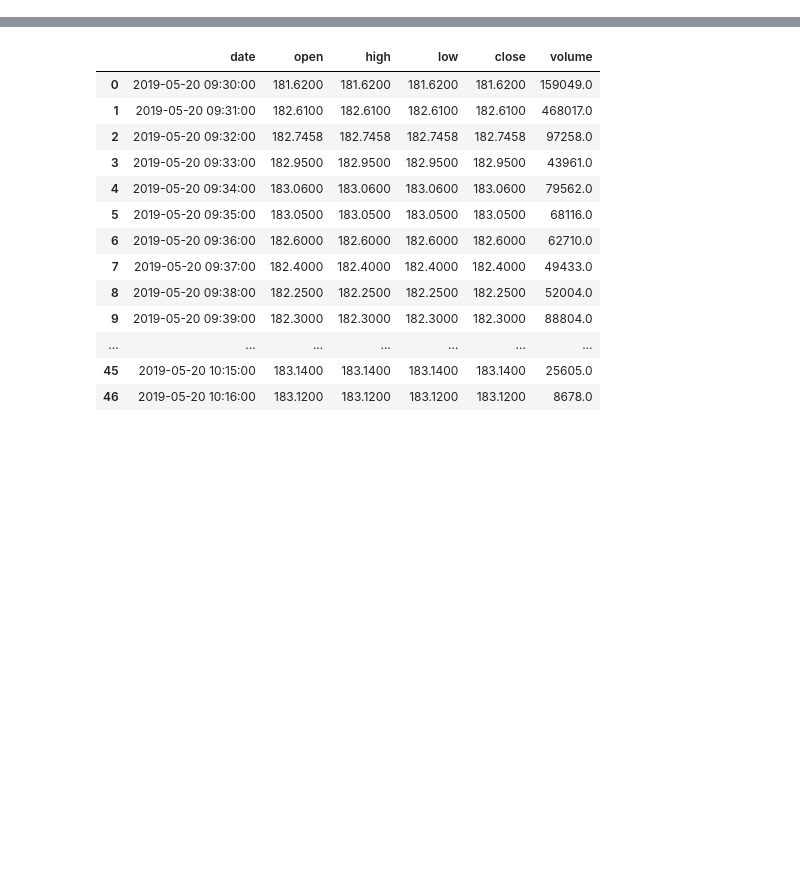
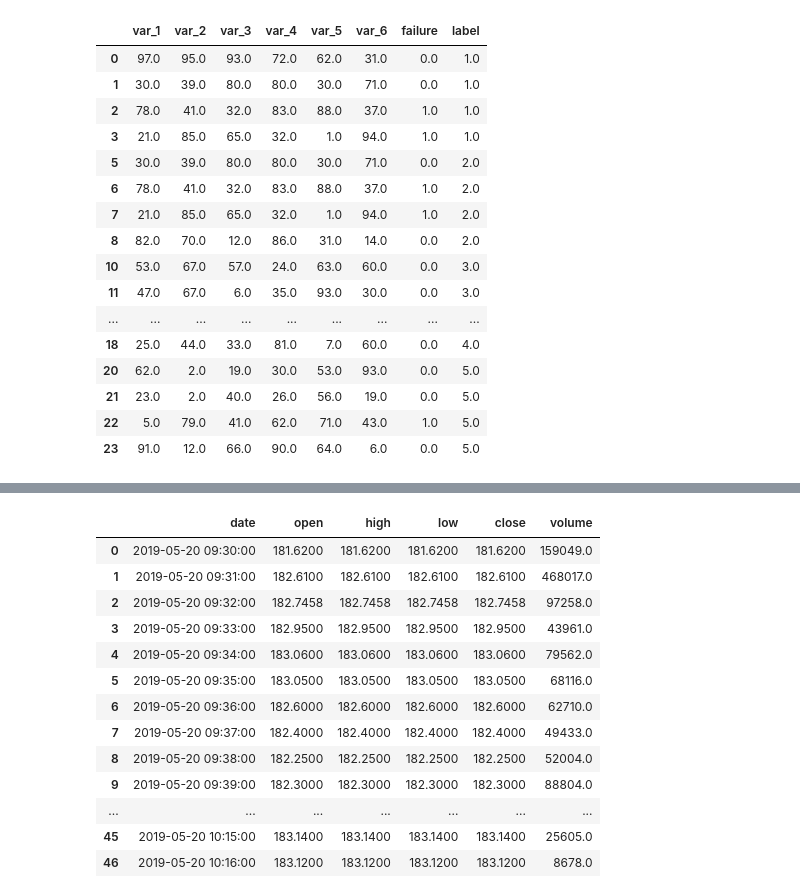
Before and after one commit to reyejoe/predictive-maintenance, a Jupyter notebook: 01-Anomaly-Detection/a_random_dataset.ipynb, the cells around one changed output, grey strips where cells are left out. Drawn from its saved outputs; the diff is of its cells as text; code cells hidden in the pictures; blank space fills up the shorter version.

```diff
--- a/01-Anomaly-Detection/a_random_dataset.ipynb
+++ b/01-Anomaly-Detection/a_random_dataset.ipynb
@@ -42,3 +57,23 @@ df.head(20)
+# %%
+df_new.head(20)
+# %% [output]
+|  | var_1 | var_2 | var_3 | var_4 | var_5 | var_6 | failure | label |
+| 0 | 97.0 | 95.0 | 93.0 | 72.0 | 62.0 | 31.0 | 0.0 | 1.0 |
+| 1 | 30.0 | 39.0 | 80.0 | 80.0 | 30.0 | 71.0 | 0.0 | 1.0 |
+| 2 | 78.0 | 41.0 | 32.0 | 83.0 | 88.0 | 37.0 | 1.0 | 1.0 |
+| 3 | 21.0 | 85.0 | 65.0 | 32.0 | 1.0 | 94.0 | 1.0 | 1.0 |
+| 5 | 30.0 | 39.0 | 80.0 | 80.0 | 30.0 | 71.0 | 0.0 | 2.0 |
+| 6 | 78.0 | 41.0 | 32.0 | 83.0 | 88.0 | 37.0 | 1.0 | 2.0 |
+| 7 | 21.0 | 85.0 | 65.0 | 32.0 | 1.0 | 94.0 | 1.0 | 2.0 |
+| 8 | 82.0 | 70.0 | 12.0 | 86.0 | 31.0 | 14.0 | 0.0 | 2.0 |
+| 10 | 53.0 | 67.0 | 57.0 | 24.0 | 63.0 | 60.0 | 0.0 | 3.0 |
+| 11 | 47.0 | 67.0 | 6.0 | 35.0 | 93.0 | 30.0 | 0.0 | 3.0 |
+| ... | ... | ... | ... | ... | ... | ... | ... | ... |
+| 18 | 25.0 | 44.0 | 33.0 | 81.0 | 7.0 | 60.0 | 0.0 | 4.0 |
+| 20 | 62.0 | 2.0 | 19.0 | 30.0 | 53.0 | 93.0 | 0.0 | 5.0 |
+| 21 | 23.0 | 2.0 | 40.0 | 26.0 | 56.0 | 19.0 | 0.0 | 5.0 |
+| 22 | 5.0 | 79.0 | 41.0 | 62.0 | 71.0 | 43.0 | 1.0 | 5.0 |
+| 23 | 91.0 | 12.0 | 66.0 | 90.0 | 64.0 | 6.0 | 0.0 | 5.0 |
 # %%
 # calculate the set difference between the original dataframe and the new dataframe with the failure rows
 df_diff = df.drop(df_failure.index)
```
Also changed, not shown: parts of 9 cells of this notebook.
